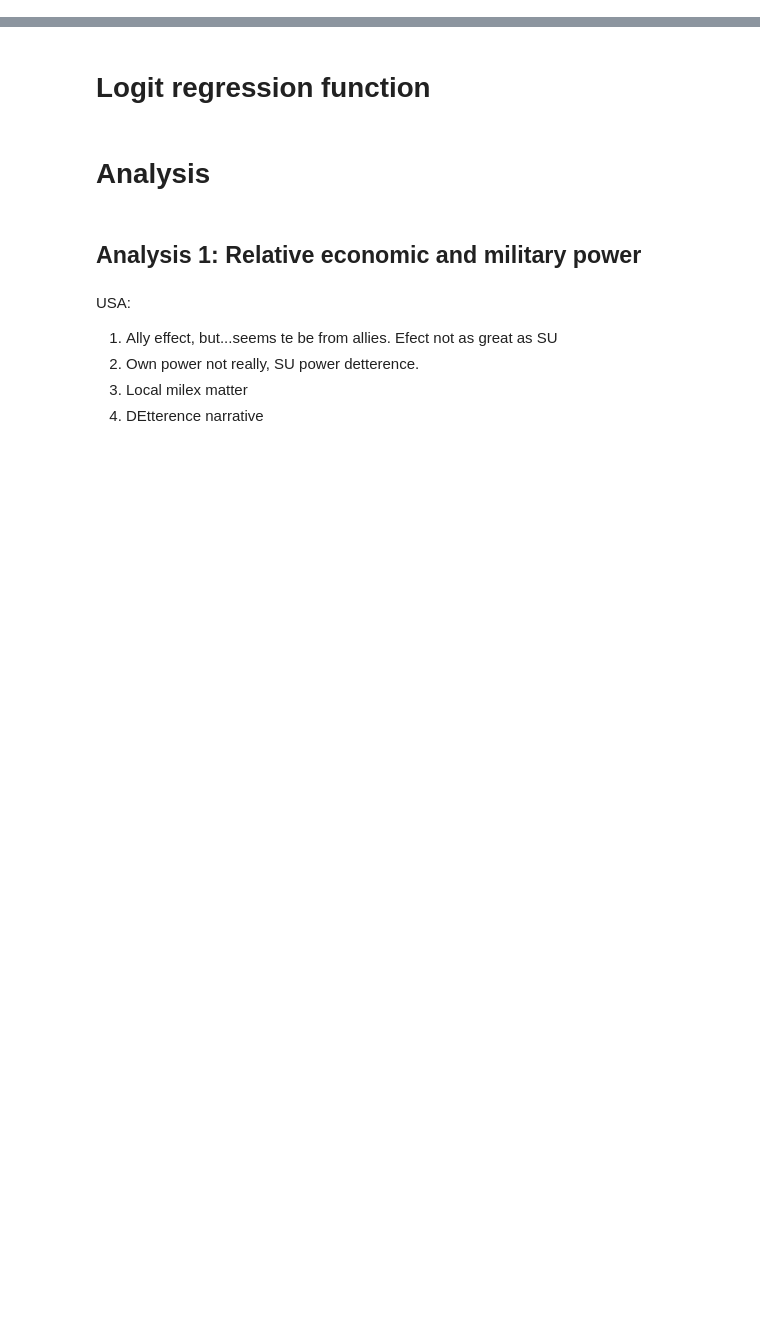
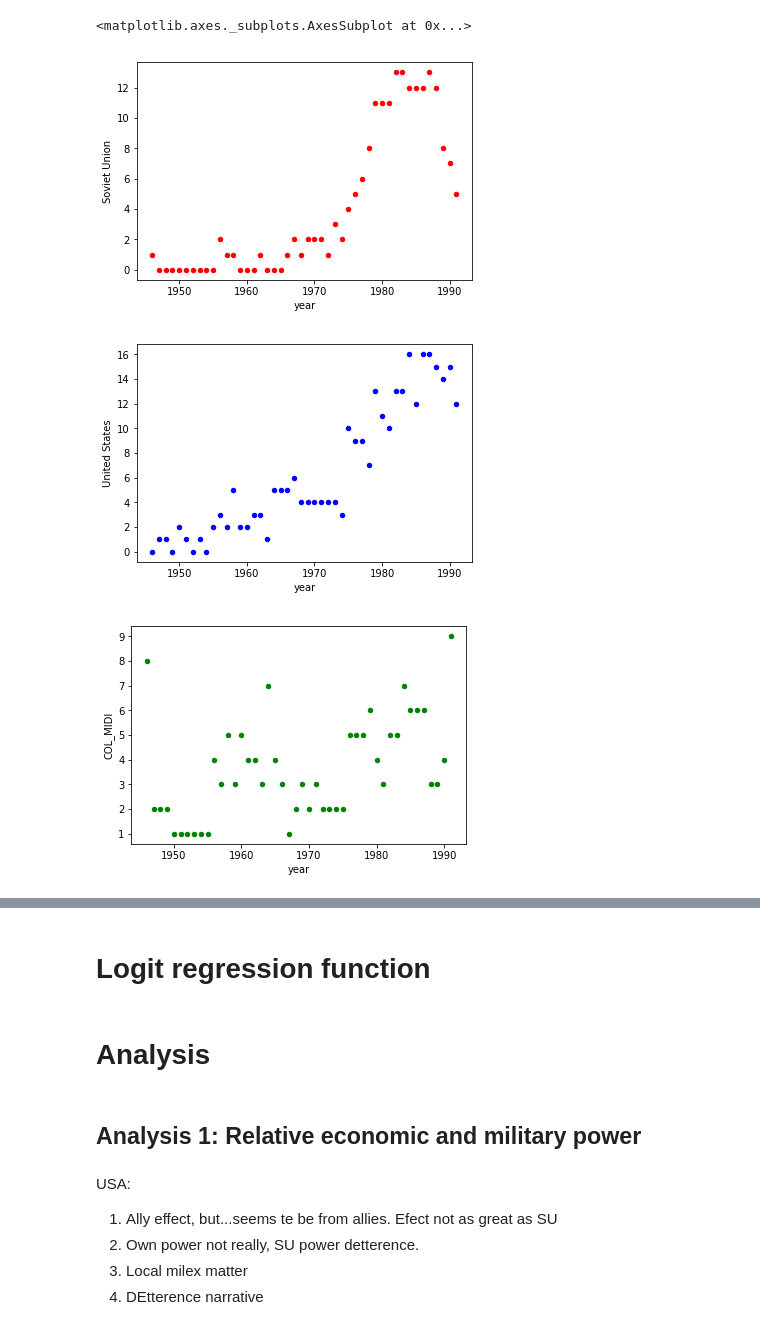
Before and after one commit to Jasper-Koops/Thesis-Cold_War_Interventions, a Jupyter notebook: Analysis.ipynb, the cells around one changed output, grey strips where cells are left out. Drawn from its saved outputs; the diff is of its cells as text; code cells hidden in the pictures; blank space fills up the shorter version.

```diff
--- a/Analysis.ipynb
+++ b/Analysis.ipynb
@@ -16,0 +19,2 @@ memory usage: 9.5+ MB
+# %%
+df2 = df.groupby('year').sum().reset_index()
@@ -16,0 +29,9 @@ memory usage: 9.5+ MB
+# %%
+df2.plot.scatter('year', 'Soviet Union', color='r')
+df2.plot.scatter('year', 'United States', color='b')
+df2.plot.scatter('year', 'COL_MIDI', color='g')
+# %% [output]
+<matplotlib.axes._subplots.AxesSubplot at 0x...>
+[figure, added]
+[figure, added]
+[figure, added]
```
Also changed, not shown: parts of 35 cells of this notebook.
